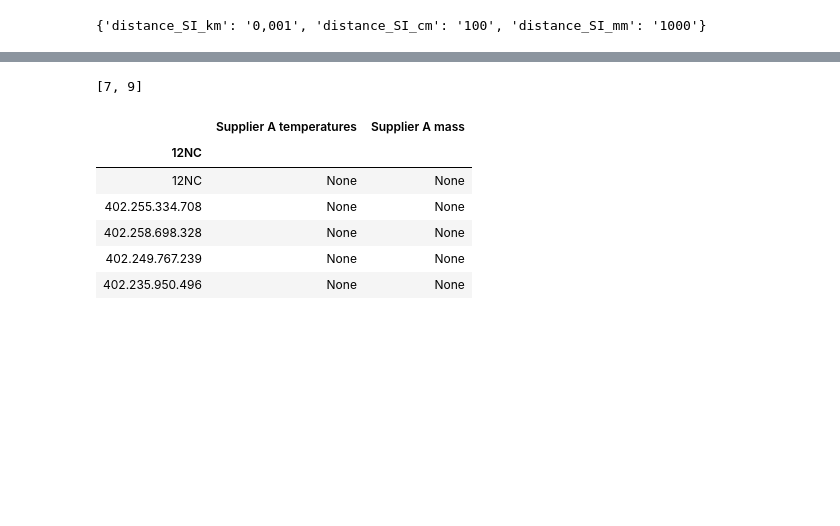
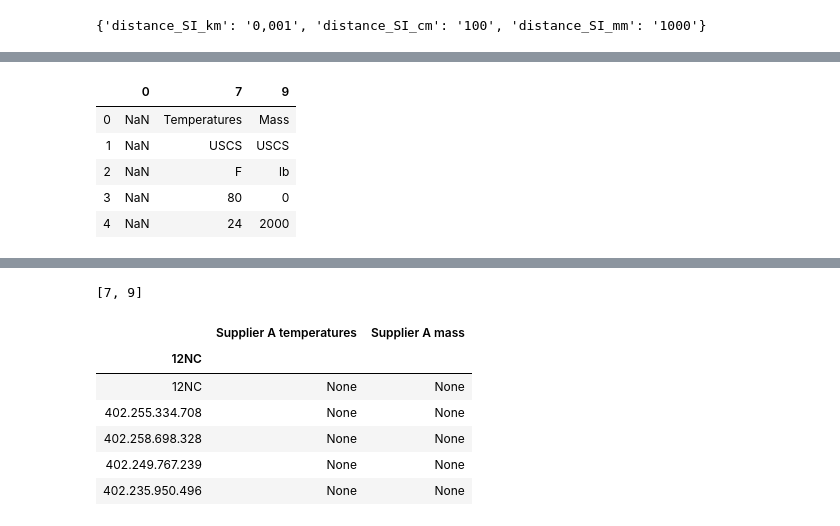
Before and after one commit to mihransimonian/Uva-Block3-Big_Data-Assignment, a Jupyter notebook: Code and Data/Assignment.ipynb, the cells around one changed output, grey strips where cells are left out. Cells and saved outputs as stored; diff of their text form; code cells hidden in the pictures; blank space fills up the shorter version.

```diff
--- a/Code and Data/Assignment.ipynb
+++ b/Code and Data/Assignment.ipynb
@@ -132,0 +155,19 @@ df_products.head()
+# %%
+# import
+df_import_supplier_B = pd.DataFrame()
+df_import_supplier_B = pd.read_csv("DataB.csv", header=None, sep=';', encoding='utf-8', low_memory=False)
+
+# Clean up the database
+# drop column
+df_import_supplier_B = df_import_supplier_B.drop(columns=range(1,7), axis=1)
+df_import_supplier_B = df_import_supplier_B.drop(columns=range(8,9), axis=1)
+df_import_supplier_B = df_import_supplier_B.drop(columns=range(10,14), axis=1)
+
+df_import_supplier_B.head()
+# %% [output]
+|  | 0 | 7 | 9 |
+| 0 | NaN | Temperatures | Mass |
+| 1 | NaN | USCS | USCS |
+| 2 | NaN | F | lb |
+| 3 | NaN | 80 | 0 |
+| 4 | NaN | 24 | 2000 |
```
Also changed, not shown: parts of 15 cells of this notebook, 3 other files.
